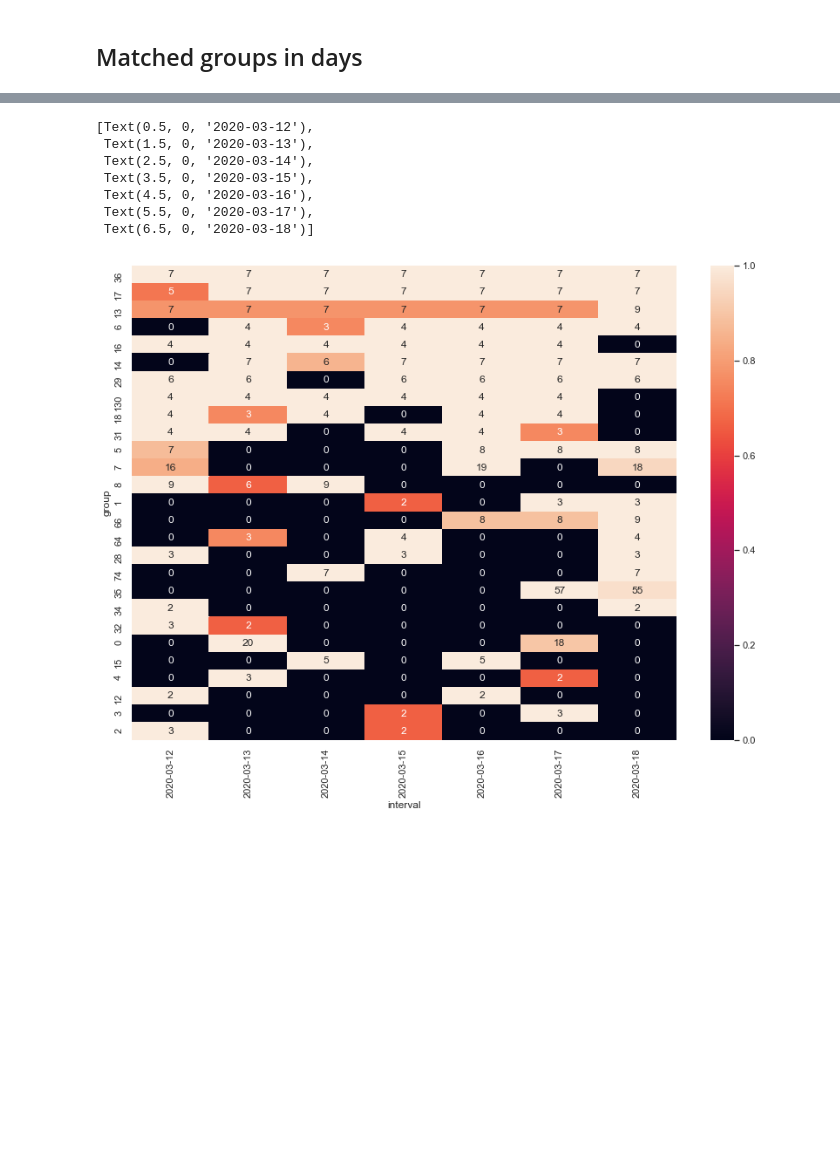
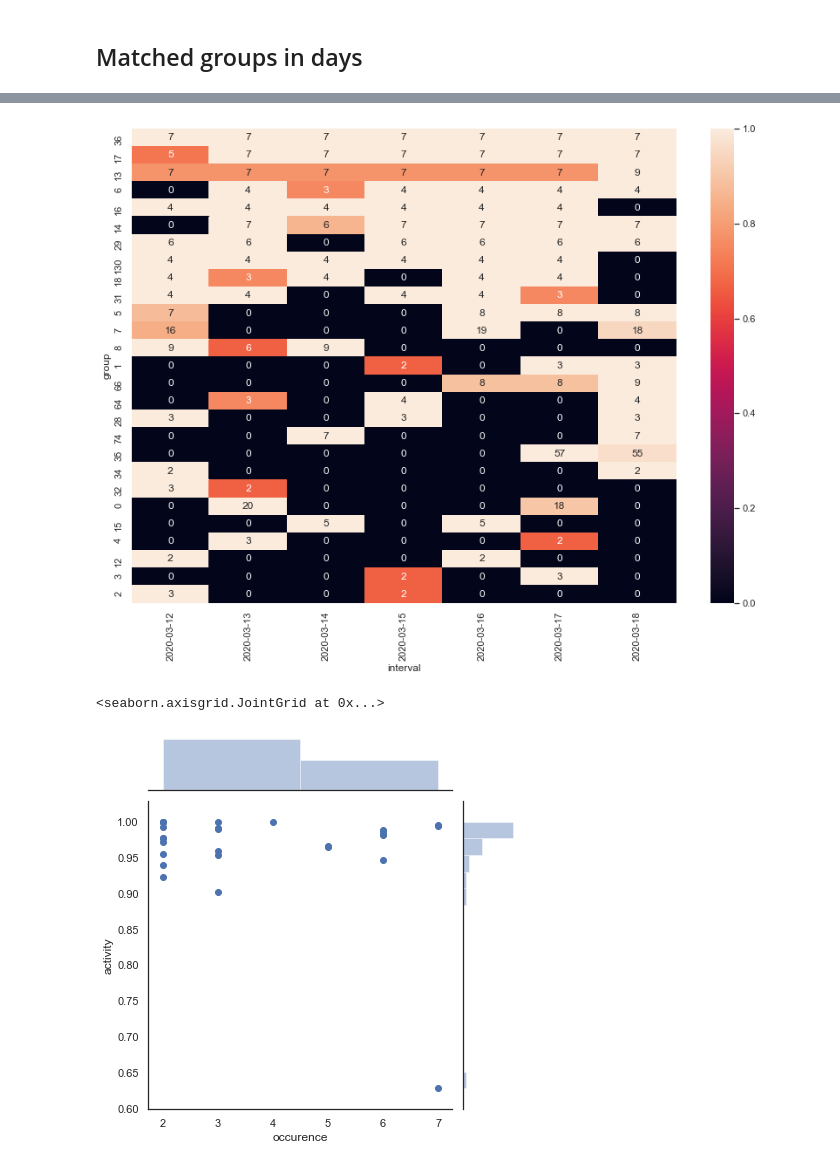
Before and after one commit to CESNET/SECT, a Jupyter notebook: notebooks/GroupTracker_Report.ipynb, the cells around one changed output, grey strips where cells are left out. Drawn from its saved outputs; the diff is of its cells as text; code cells hidden in the pictures; blank space fills up the shorter version.

```diff
--- a/notebooks/GroupTracker_Report.ipynb
+++ b/notebooks/GroupTracker_Report.ipynb
@@ -52,7 +58,7 @@ analysis_date='2020-03-12_2020-03-18' #starts at beginning of day, ends at the e
 # %%
 dt_from, dt_to, dirname = utils.parse_analysis_date(analysis_date)
 
-path=data_loc+dirname+'_1D'+'/'
+path=f"{data_loc}/{dirname}_{freq}/"
 
 print(f'Reading data in: {path}')
 
@@ -67,21 +95,20 @@ Reading data in: ./data/groups/2020-03-12_2020-03-18_1D/
 # %%
 series = series.loc[groups.index, :]
-#special func needed to avoid proplem with replacing nans
 counts = series.applymap(len)
 
 plt.figure()
 counts_norm = (counts.T / counts.T.max()).T
 ax = sns.heatmap(data=counts_norm.loc[groups['occurence'] > 1, :], annot=counts.loc[groups['occurence'] > 1, :])
-ax.set_xticklabels(series.columns.to_series().apply(datetime.date.isoformat))
+ax.set_xticklabels(series.columns.to_series().apply(datetime.date.isoformat));
 # %% [output]
-[Text(0.5, 0, '2020-03-12'),
- Text(1.5, 0, '2020-03-13'),
- Text(2.5, 0, '2020-03-14'),
- Text(3.5, 0, '2020-03-15'),
- Text(4.5, 0, '2020-03-16'),
- Text(5.5, 0, '2020-03-17'),
- Text(6.5, 0, '2020-03-18')]
 [figure]
+# %%
+# How does group quality relates to occurrence?
+
+sns.jointplot(data=groups.loc[groups['occurence'] > 1, :], x='occurence', y='activity', )
+# %% [output]
+<seaborn.axisgrid.JointGrid at 0x...>
+[figure, added]
 # %%
 ## Distribution of reoccurrence of found groups
 # %%
```
Also changed, not shown: parts of 5 cells of this notebook, 6 other files.
